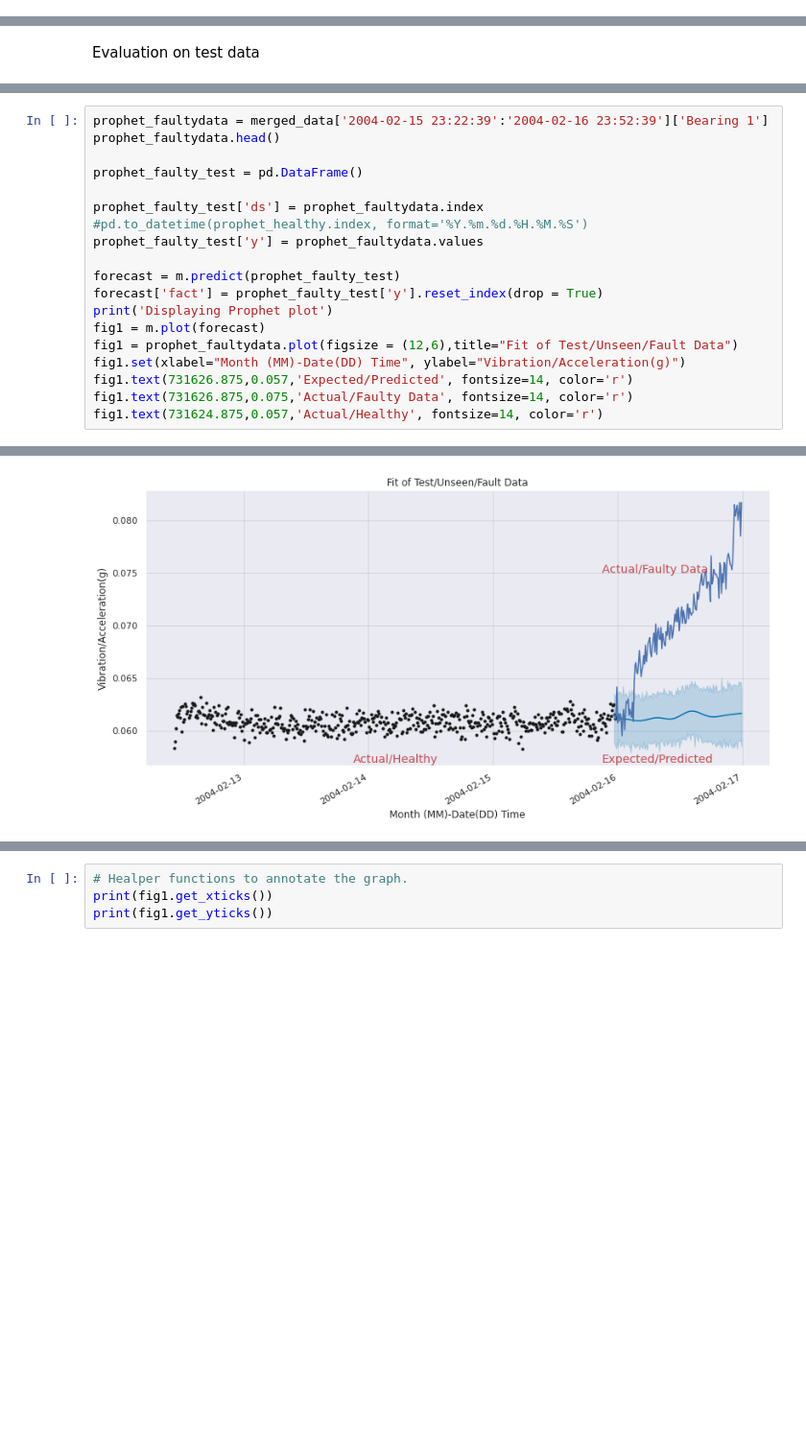
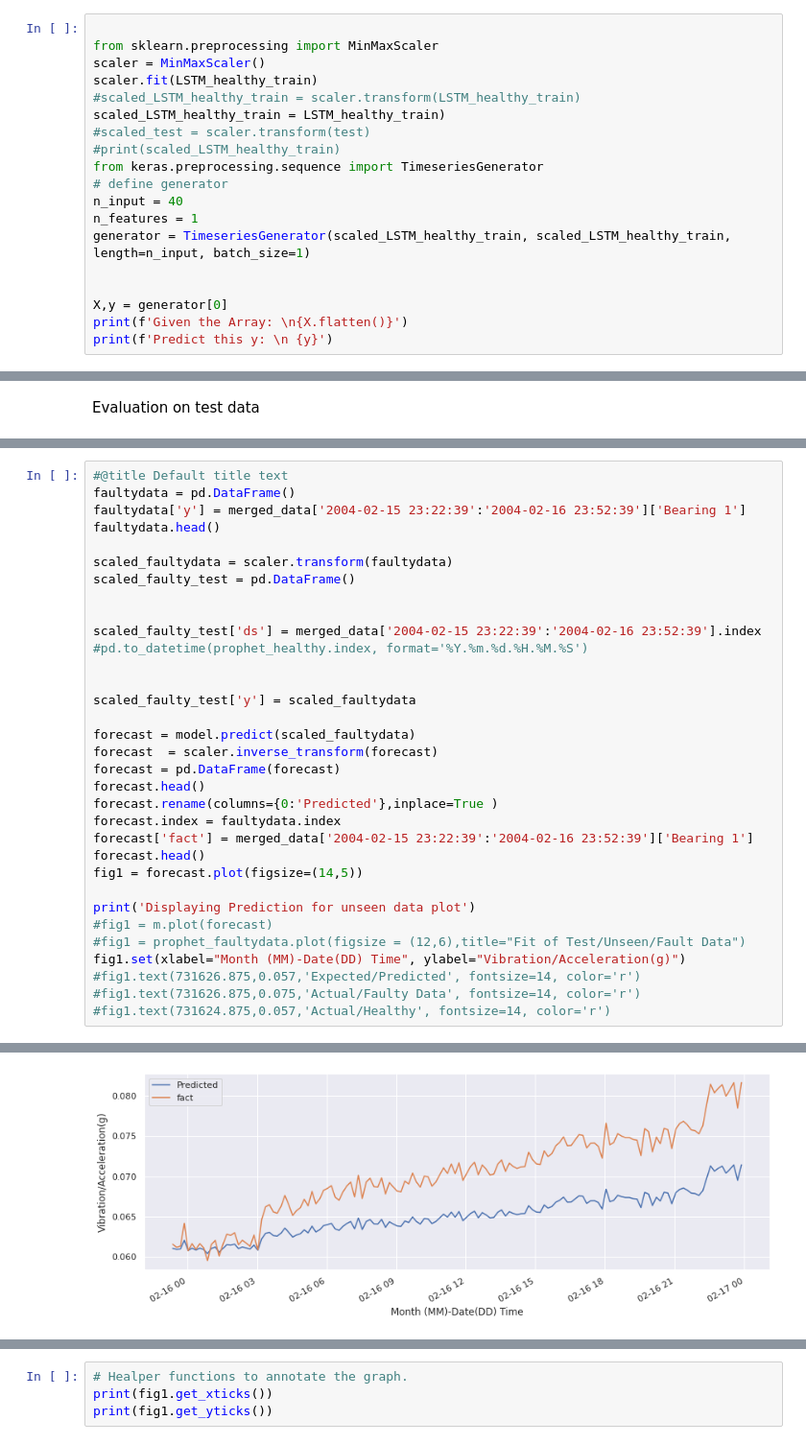
Before and after one commit to shaleenanuj/Machine-Condition-Monitoring, a Jupyter notebook: PredictiononNASABearingLSTM.ipynb, the cells around one changed output, grey strips where cells are left out. Shown at 96% size. Saved outputs shown, nothing was run; the diff lists cells and outputs as text; blank space fills up the shorter version.

```diff
--- a/PredictiononNASABearingLSTM.ipynb
+++ b/PredictiononNASABearingLSTM.ipynb
@@ -112,0 +103,19 @@ Displaying Prophet plot
+# %%
+
+from sklearn.preprocessing import MinMaxScaler
+scaler = MinMaxScaler()
+scaler.fit(LSTM_healthy_train)
+#scaled_LSTM_healthy_train = scaler.transform(LSTM_healthy_train)
+scaled_LSTM_healthy_train = LSTM_healthy_train)
+#scaled_test = scaler.transform(test)
+#print(scaled_LSTM_healthy_train)
+from keras.preprocessing.sequence import TimeseriesGenerator
+# define generator
+n_input = 40
+n_features = 1
+generator = TimeseriesGenerator(scaled_LSTM_healthy_train, scaled_LSTM_healthy_train, length=n_input, batch_size=1)
+
+
+X,y = generator[0]
+print(f'Given the Array: \n{X.flatten()}')
+print(f'Predict this y: \n {y}')
@@ -115,20 +167,34 @@ Evaluation on test data
 # %%
-prophet_faultydata = merged_data['2004-02-15 23:22:39':'2004-02-16 23:52:39']['Bearing 1']
-prophet_faultydata.head()
+#@title Default title text
+faultydata = pd.DataFrame()
+faultydata['y'] = merged_data['2004-02-15 23:22:39':'2004-02-16 23:52:39']['Bearing 1']
+faultydata.head()
 
-prophet_faulty_test = pd.DataFrame()
+scaled_faultydata = scaler.transform(faultydata)
+scaled_faulty_test = pd.DataFrame()
 
-prophet_faulty_test['ds'] = prophet_faultydata.index
+
+scaled_faulty_test['ds'] = merged_data['2004-02-15 23:22:39':'2004-02-16 23:52:39'].index
 #pd.to_datetime(prophet_healthy.index, format='%Y.%m.%d.%H.%M.%S')
-prophet_faulty_test['y'] = prophet_faultydata.values
 
-forecast = m.predict(prophet_faulty_test)
-forecast['fact'] = prophet_faulty_test['y'].reset_index(drop = True)
-print('Displaying Prophet plot')
-fig1 = m.plot(forecast)
-fig1 = prophet_faultydata.plot(figsize = (12,6),title="Fit of Test/Unseen/Fault Data")
+
+scaled_faulty_test['y'] = scaled_faultydata
+
+forecast = model.predict(scaled_faultydata)
+forecast  = scaler.inverse_transform(forecast)
+forecast = pd.DataFrame(forecast)
+forecast.head()
+forecast.rename(columns={0:'Predicted'},inplace=True )
+forecast.index = faultydata.index
+forecast['fact'] = merged_data['2004-02-15 23:22:39':'2004-02-16 23:52:39']['Bearing 1']
+forecast.head()
+fig1 = forecast.plot(figsize=(14,5))
+
+print('Displaying Prediction for unseen data plot')
+#fig1 = m.plot(forecast)
+#fig1 = prophet_faultydata.plot(figsize = (12,6),title="Fit of Test/Unseen/Fault Data")
 fig1.set(xlabel="Month (MM)-Date(DD) Time", ylabel="Vibration/Acceleration(g)")
-fig1.text(731626.875,0.057,'Expected/Predicted', fontsize=14, color='r')
-fig1.text(731626.875,0.075,'Actual/Faulty Data', fontsize=14, color='r')
-fig1.text(731624.875,0.057,'Actual/Healthy', fontsize=14, color='r')
+#fig1.text(731626.875,0.057,'Expected/Predicted', fontsize=14, color='r')
+#fig1.text(731626.875,0.075,'Actual/Faulty Data', fontsize=14, color='r')
+#fig1.text(731624.875,0.057,'Actual/Healthy', fontsize=14, color='r')
 # %% [output]
@@ -137 +204 @@ Text(731624.875, 0.057, 'Actual/Healthy')
-[figure, old version]
+[figure, new version]
```
Also changed, not shown: parts of 8 cells of this notebook.
